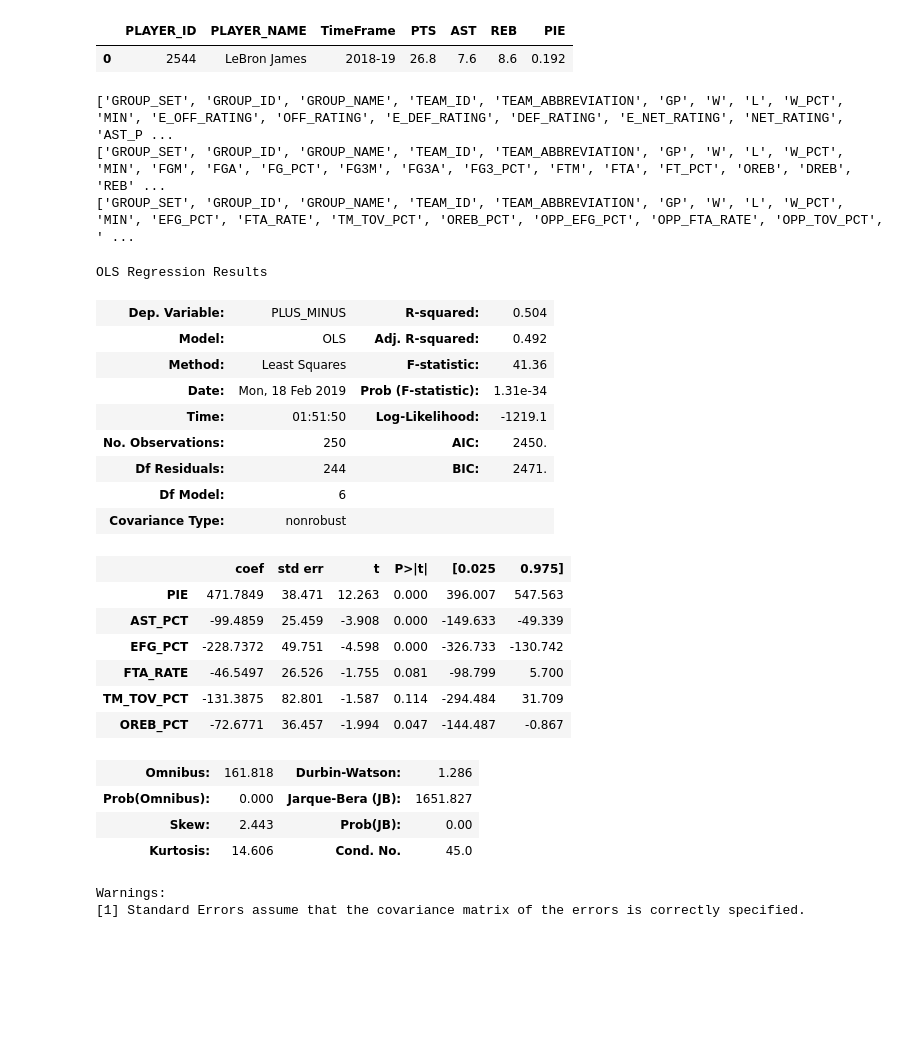
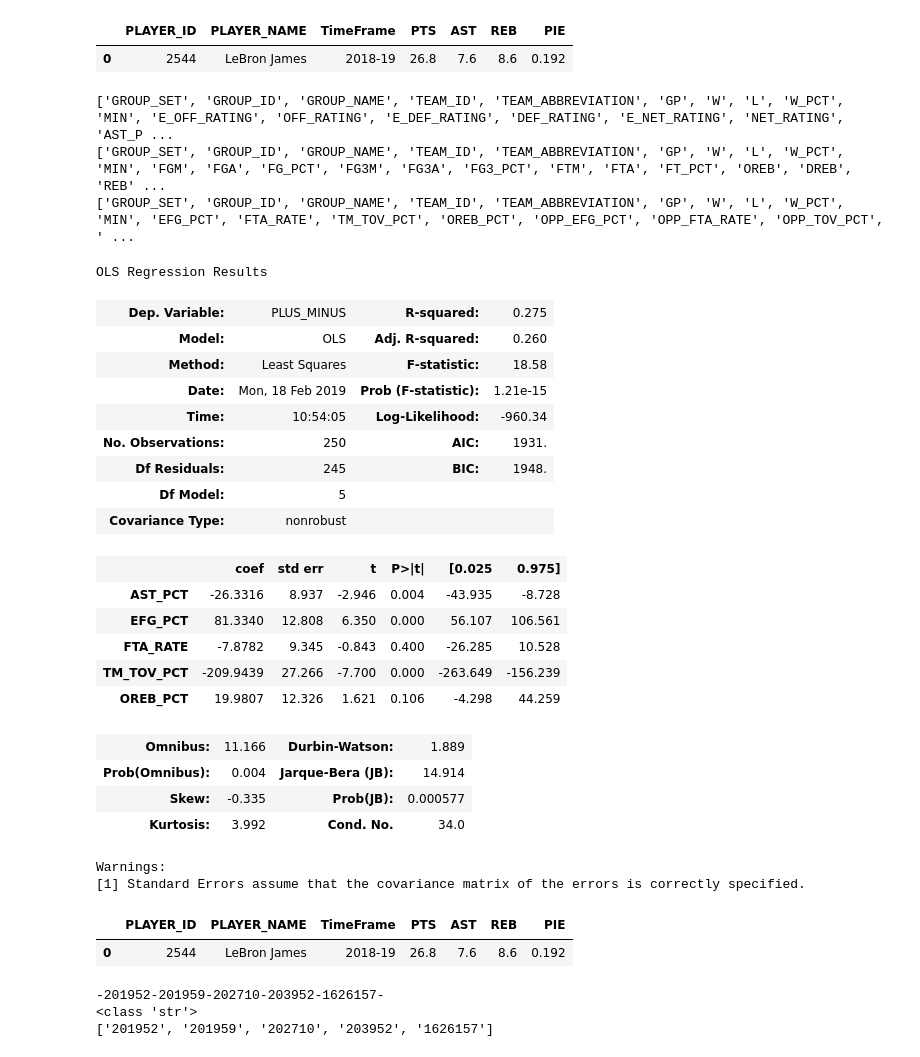
Before and after one commit to DylanHong/Math76, a Jupyter notebook: LineupStatistics.ipynb, the cells around one changed output. Drawn from its saved outputs; the diff is of its cells as text; code cells hidden in the pictures; blank space fills up the shorter version.

Commit message:
Player stats updates

```diff
--- a/LineupStatistics.ipynb
+++ b/LineupStatistics.ipynb
@@ -117,60 +117,80 @@ trial2.head()
 | 0 | 2544 | LeBron James | 2018-19 | 26.8 | 7.6 | 8.6 | 0.192 |
 # %%
 from nba_api.stats.endpoints import leaguedashlineups
-trial3 = leaguedashlineups.LeagueDashLineups(measure_type_detailed_defense = 'Advanced',season = '2017-18').get_data_frames()[0]
+trial3 = leaguedashlineups.LeagueDashLineups(measure_type_detailed_defense = 'Advanced',
+                                            season = '2017-18', per_mode_detailed = 'Per100Possessions').get_data_frames()[0]
 print(list(trial3.columns))
 rand1 = trial3[['GROUP_ID','PIE','E_OFF_RATING','E_DEF_RATING','E_NET_RATING','AST_PCT']].copy()
 
-trial4 = leaguedashlineups.LeagueDashLineups(measure_type_detailed_defense = 'Base',season = '2017-18').get_data_frames()[0]
+trial4 = leaguedashlineups.LeagueDashLineups(measure_type_detailed_defense = 'Base',season = '2017-18',per_mode_detailed = 'Per100Possessions').get_data_frames()[0]
 print(list(trial4.columns))
 rand2 = trial4[['GROUP_ID','PLUS_MINUS']].copy()
 
-trial5 = leaguedashlineups.LeagueDashLineups(measure_type_detailed_defense = 'Four Factors',season = '2017-18').get_data_frames()[0]
+trial5 = leaguedashlineups.LeagueDashLineups(measure_type_detailed_defense = 'Four Factors',season = '2017-18',per_mode_detailed = 'Per100Possessions').get_data_frames()[0]
 print(list(trial5.columns))
 rand6 = trial5[['GROUP_ID','EFG_PCT', 'FTA_RATE', 'TM_TOV_PCT', 'OREB_PCT']].copy()
 
 rand3 = pd.merge(rand1, rand2, on='GROUP_ID', how='outer')
 rand3 = pd.merge(rand3, rand6, on='GROUP_ID', how='outer')
 #rand3.head()
 
-rand4 = rand3[['PIE','AST_PCT','EFG_PCT', 'FTA_RATE', 'TM_TOV_PCT', 'OREB_PCT']].copy()
+rand4 = rand3[['AST_PCT','EFG_PCT', 'FTA_RATE', 'TM_TOV_PCT', 'OREB_PCT']].copy()
 
 import statsmodels.api as sm
 
 # Note the difference in argument order
 model = sm.OLS(rand3['PLUS_MINUS'],rand4).fit()
 #predictions = model.predict(X) # make the predictions by the model
 
 # Print out the statistics
 model.summary()
 
 #from sklearn import linear_model
 #lm = linear_model.LinearRegression()
 #model = lm.fit(rand3['PLUS_MINUS'],rand3['PIE'])
 # %% [output]
 ['GROUP_SET', 'GROUP_ID', 'GROUP_NAME', 'TEAM_ID', 'TEAM_ABBREVIATION', 'GP', 'W', 'L', 'W_PCT', 'MIN', 'E_OFF_RATING', 'OFF_RATING', 'E_DEF_RATING', 'DEF_RATING', 'E_NET_RATING', 'NET_RATING', 'AST_P ...
 ['GROUP_SET', 'GROUP_ID', 'GROUP_NAME', 'TEAM_ID', 'TEAM_ABBREVIATION', 'GP', 'W', 'L', 'W_PCT', 'MIN', 'FGM', 'FGA', 'FG_PCT', 'FG3M', 'FG3A', 'FG3_PCT', 'FTM', 'FTA', 'FT_PCT', 'OREB', 'DREB', 'REB' ...
 ['GROUP_SET', 'GROUP_ID', 'GROUP_NAME', 'TEAM_ID', 'TEAM_ABBREVIATION', 'GP', 'W', 'L', 'W_PCT', 'MIN', 'EFG_PCT', 'FTA_RATE', 'TM_TOV_PCT', 'OREB_PCT', 'OPP_EFG_PCT', 'OPP_FTA_RATE', 'OPP_TOV_PCT', ' ...
 OLS Regression Results
-| Dep. Variable: | PLUS_MINUS | R-squared: | 0.504 |
-| Model: | OLS | Adj. R-squared: | 0.492 |
-| Method: | Least Squares | F-statistic: | 41.36 |
-| Date: | Mon, 18 Feb 2019 | Prob (F-statistic): | 1.31e-34 |
-| Time: | 01:51:50 | Log-Likelihood: | -1219.1 |
-| No. Observations: | 250 | AIC: | 2450. |
-| Df Residuals: | 244 | BIC: | 2471. |
-| Df Model: | 6 |  |  |
+| Dep. Variable: | PLUS_MINUS | R-squared: | 0.275 |
+| Model: | OLS | Adj. R-squared: | 0.260 |
+| Method: | Least Squares | F-statistic: | 18.58 |
+| Date: | Mon, 18 Feb 2019 | Prob (F-statistic): | 1.21e-15 |
+| Time: | 10:54:05 | Log-Likelihood: | -960.34 |
+| No. Observations: | 250 | AIC: | 1931. |
+| Df Residuals: | 245 | BIC: | 1948. |
+| Df Model: | 5 |  |  |
 | Covariance Type: | nonrobust |  |  |
 |  | coef | std err | t | P>|t| | [0.025 | 0.975] |
-| PIE | 471.7849 | 38.471 | 12.263 | 0.000 | 396.007 | 547.563 |
-| AST_PCT | -99.4859 | 25.459 | -3.908 | 0.000 | -149.633 | -49.339 |
-| EFG_PCT | -228.7372 | 49.751 | -4.598 | 0.000 | -326.733 | -130.742 |
-| FTA_RATE | -46.5497 | 26.526 | -1.755 | 0.081 | -98.799 | 5.700 |
-| TM_TOV_PCT | -131.3875 | 82.801 | -1.587 | 0.114 | -294.484 | 31.709 |
-| OREB_PCT | -72.6771 | 36.457 | -1.994 | 0.047 | -144.487 | -0.867 |
+| AST_PCT | -26.3316 | 8.937 | -2.946 | 0.004 | -43.935 | -8.728 |
+| EFG_PCT | 81.3340 | 12.808 | 6.350 | 0.000 | 56.107 | 106.561 |
+| FTA_RATE | -7.8782 | 9.345 | -0.843 | 0.400 | -26.285 | 10.528 |
+| TM_TOV_PCT | -209.9439 | 27.266 | -7.700 | 0.000 | -263.649 | -156.239 |
+| OREB_PCT | 19.9807 | 12.326 | 1.621 | 0.106 | -4.298 | 44.259 |
-| Omnibus: | 161.818 | Durbin-Watson: | 1.286 |
-| Prob(Omnibus): | 0.000 | Jarque-Bera (JB): | 1651.827 |
-| Skew: | 2.443 | Prob(JB): | 0.00 |
-| Kurtosis: | 14.606 | Cond. No. | 45.0 |
+| Omnibus: | 11.166 | Durbin-Watson: | 1.889 |
+| Prob(Omnibus): | 0.004 | Jarque-Bera (JB): | 14.914 |
+| Skew: | -0.335 | Prob(JB): | 0.000577 |
+| Kurtosis: | 3.992 | Cond. No. | 34.0 |
 Warnings:
 [1] Standard Errors assume that the covariance matrix of the errors is correctly specified.
+# %%
+#Create Chemistry Score based on individual attributes - needs to be significant
+from nba_api.stats.endpoints import commonplayerinfo
+trial2 = commonplayerinfo.CommonPlayerInfo('2544').get_data_frames()[1]
+trial2.head()
+
+#Loop through data frame and grab individual stats for players in the lineup
+for index, row in rand3.iterrows():
+    print(row['c1'], row['c2'])
+# %% [output]
+|  | PLAYER_ID | PLAYER_NAME | TimeFrame | PTS | AST | REB | PIE |
+| 0 | 2544 | LeBron James | 2018-19 | 26.8 | 7.6 | 8.6 | 0.192 |
+# %%
+print(rand3['GROUP_ID'][0])
+print(type(rand3['GROUP_ID'][0]))
+print(rand3['GROUP_ID'][0].split("-")[1:-1])
+# %% [output]
+-201952-201959-202710-203952-1626157-
+<class 'str'>
+['201952', '201959', '202710', '203952', '1626157']
```
